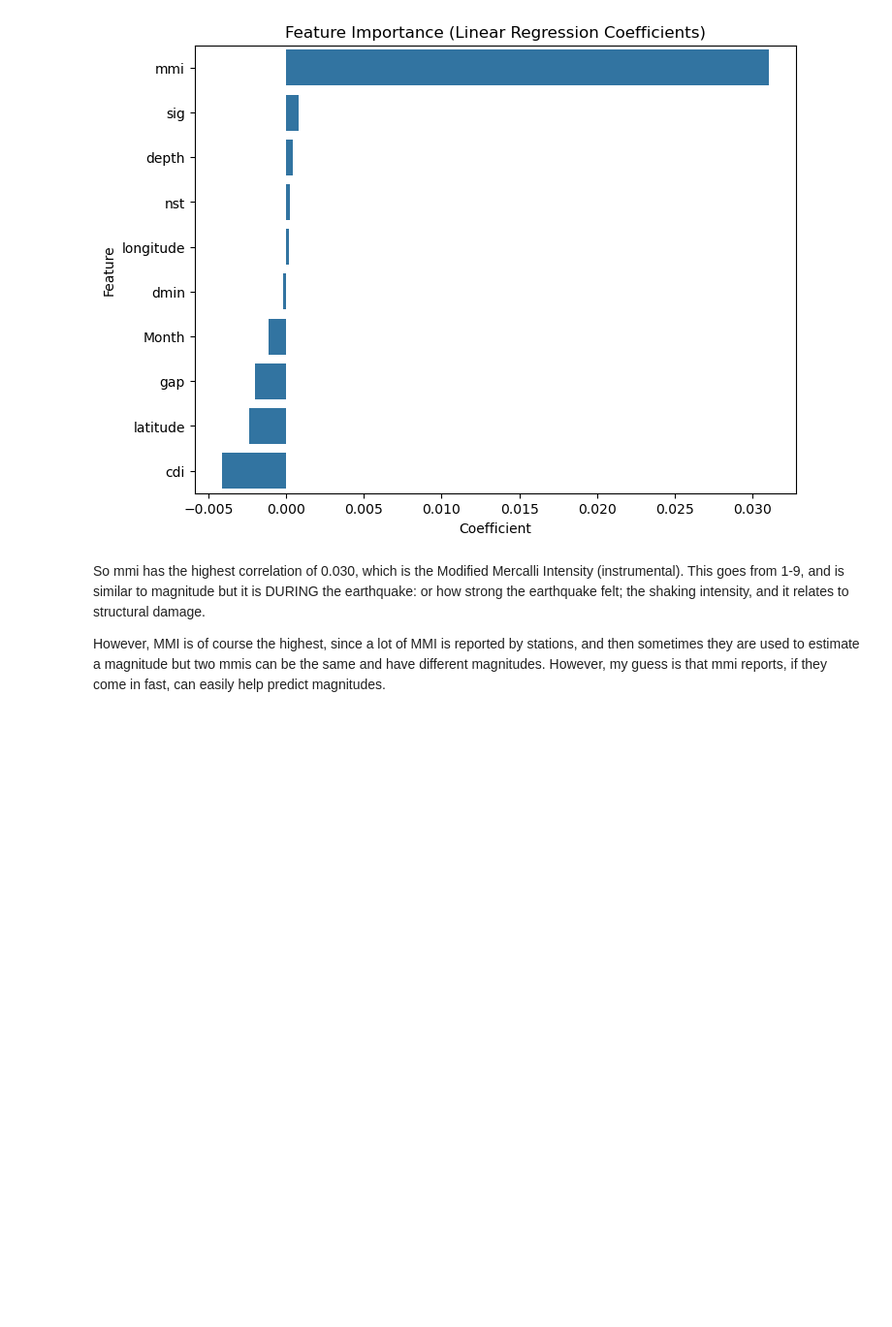
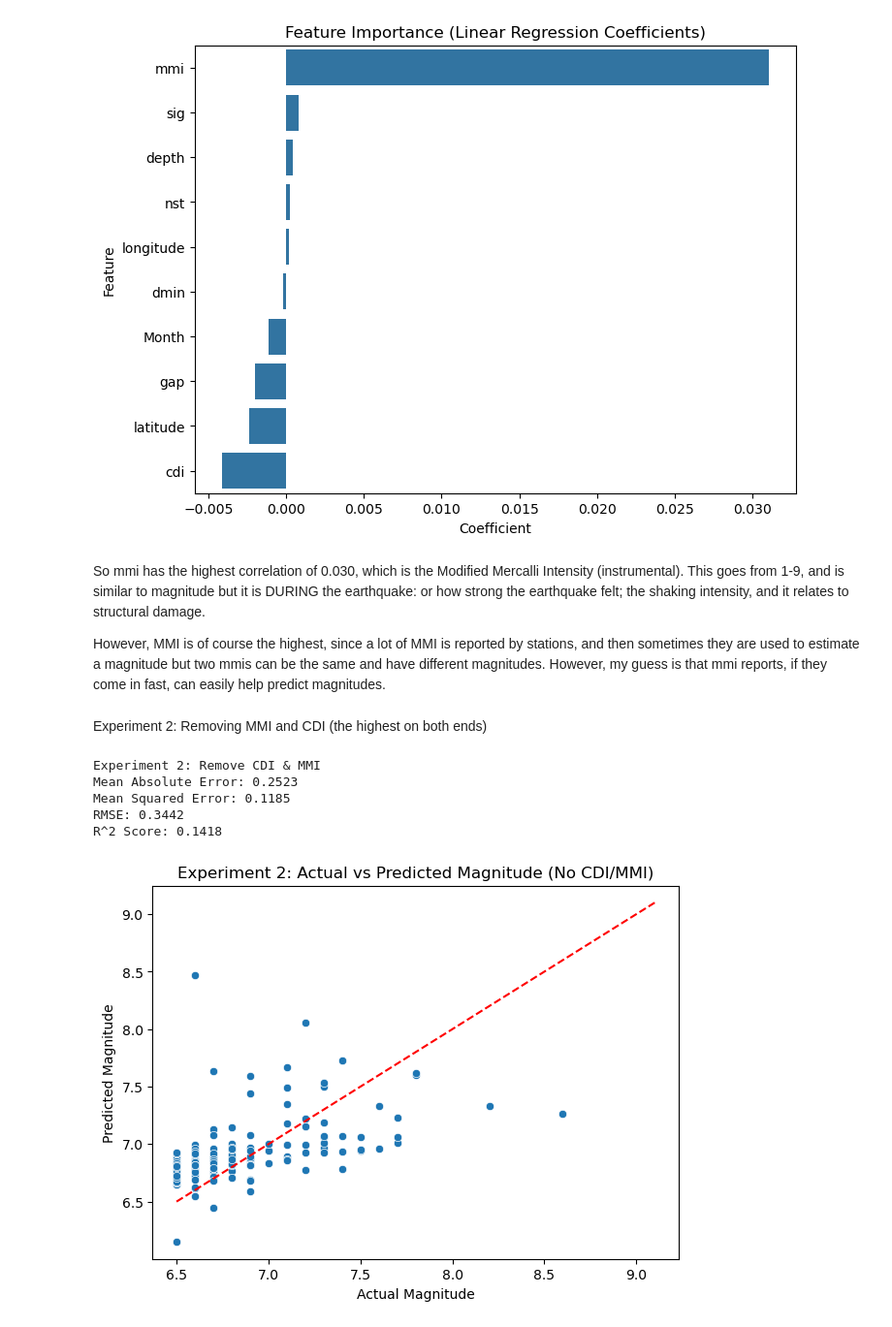
Before and after one commit to adriankUSA/portfolio, a Jupyter notebook: earthquake_magnitude_and_tsunami/earthquake_magnitude_regression.ipynb, the cells around one changed output. Shown: that part at 97% size. Drawn from its saved outputs; the diff is of its cells as text; code cells hidden in the pictures; blank space fills up the shorter version.

Commit message:
Finished earthquake magnitude

```diff
--- a/earthquake_magnitude_and_tsunami/earthquake_magnitude_regression.ipynb
+++ b/earthquake_magnitude_and_tsunami/earthquake_magnitude_regression.ipynb
@@ -248,3 +251,47 @@ plt.show()
 So mmi has the highest correlation of 0.030, which is the Modified Mercalli Intensity (instrumental). This goes from 1-9, and is similar to magnitude but it is DURING the earthquake: or how strong the earthquake felt; the shaking intensity, and it relates to structural damage.
 
 However, MMI is of course the highest, since a lot of MMI is reported by stations, and then sometimes they are used to estimate a magnitude but two mmis can be the same and have different magnitudes. However, my guess is that mmi reports, if they come in fast, can easily help predict magnitudes.
+# %% [markdown]
+Experiment 2: Removing MMI and CDI (the highest on both ends)
+# %%
+X2 = earthquake_data.drop(columns=['magnitude', 'cdi', 'mmi'])
+y2 = earthquake_data['magnitude']
+
+X2_train, X2_test, y2_train, y2_test = train_test_split(
+    X2, y2, test_size=0.2, random_state=42
+)
+
+# same model
+model2 = LinearRegression()
+model2.fit(X2_train, y2_train)
+
+# pred
+y2_pred = model2.predict(X2_test)
+
+# errors
+mae2 = mean_absolute_error(y2_test, y2_pred)
+mse2 = mean_squared_error(y2_test, y2_pred)
+rmse2 = np.sqrt(mse2)
+r2_2 = r2_score(y2_test, y2_pred)
+
+print("Experiment 2: Remove CDI & MMI")
+print(f"Mean Absolute Error: {mae2:.4f}")
+print(f"Mean Squared Error: {mse2:.4f}")
+print(f"RMSE: {rmse2:.4f}")
+print(f"R^2 Score: {r2_2:.4f}")
+# %% [output]
+Experiment 2: Remove CDI & MMI
+Mean Absolute Error: 0.2523
+Mean Squared Error: 0.1185
+RMSE: 0.3442
+R^2 Score: 0.1418
+# %%
+plt.figure(figsize=(7,5))
+sns.scatterplot(x=y2_test, y=y2_pred)
+plt.xlabel("Actual Magnitude")
+plt.ylabel("Predicted Magnitude")
+plt.title("Experiment 2: Actual vs Predicted Magnitude (No CDI/MMI)")
+plt.plot([y.min(), y.max()], [y.min(), y.max()], 'r--')
+plt.show()
+# %% [output]
+[figure, added]
```
Also changed, not shown: parts of 7 cells of this notebook, 10 other files.
